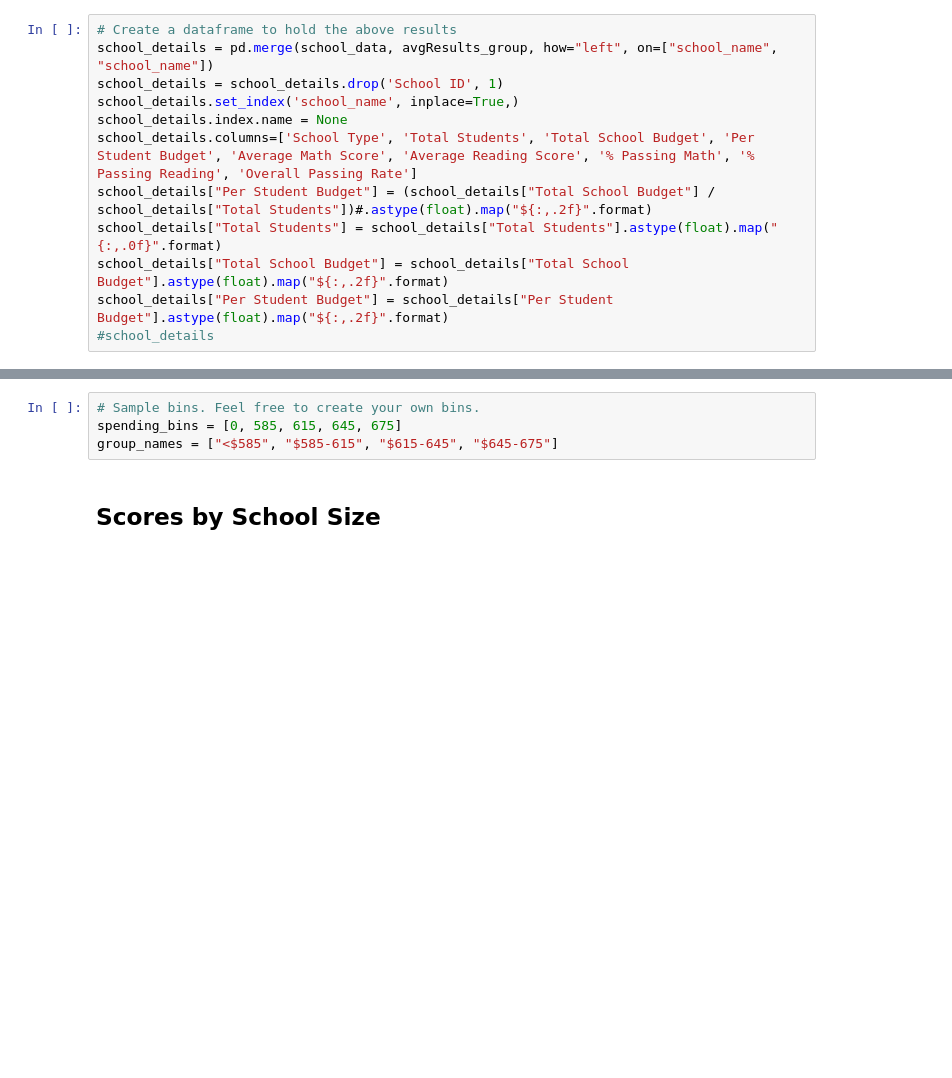
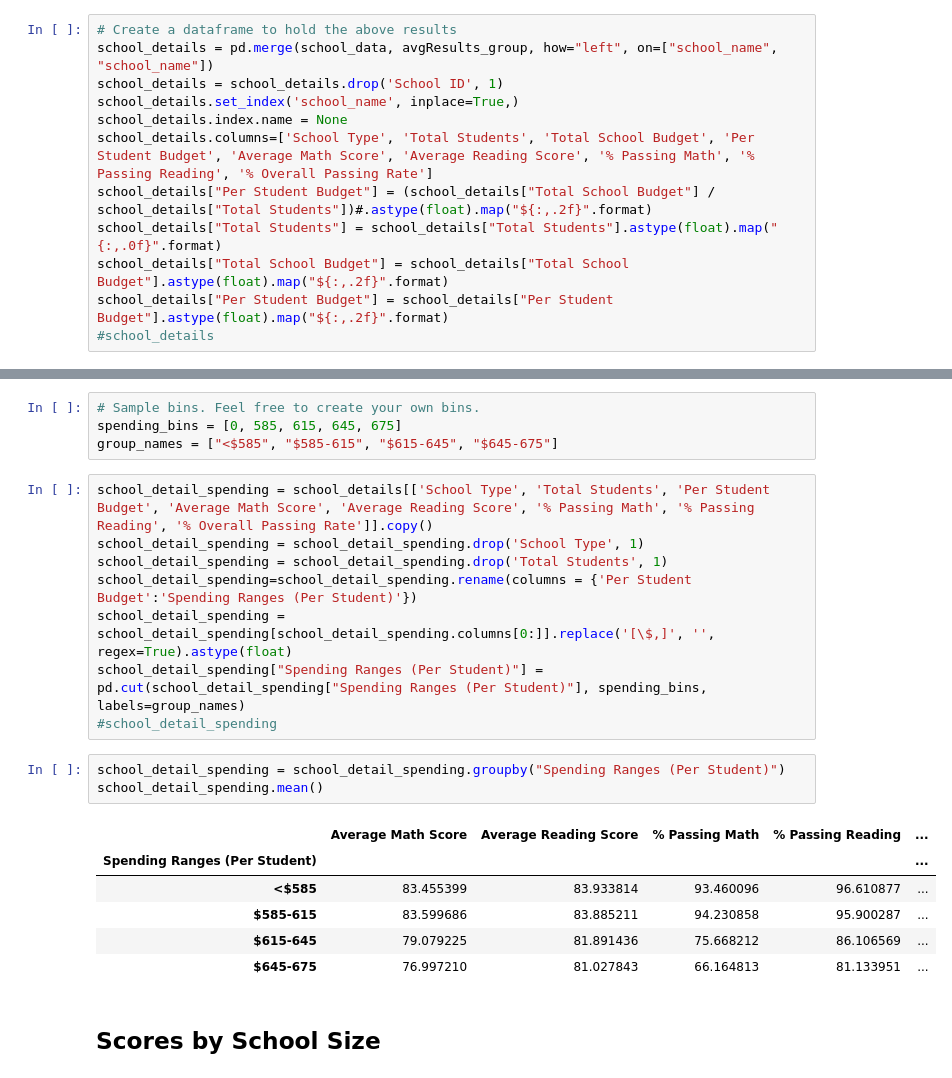
Before and after one commit to reedkm/pandas-citySchools, a Jupyter notebook: PyCitySchools_KReed.ipynb, the cells around one changed output, grey strips where cells are left out. Cells and saved outputs as stored; diff of their text form; blank space fills up the shorter version.

```diff
--- a/PyCitySchools_KReed.ipynb
+++ b/PyCitySchools_KReed.ipynb
@@ -162,7 +162,7 @@ school_details = pd.merge(school_data, avgResults_group, how="left", on=["school
 school_details = school_details.drop('School ID', 1)
 school_details.set_index('school_name', inplace=True,)
 school_details.index.name = None
-school_details.columns=['School Type', 'Total Students', 'Total School Budget', 'Per Student Budget', 'Average Math Score', 'Average Reading Score', '% Passing Math', '% Passing Reading', 'Overall Passing Rate']
+school_details.columns=['School Type', 'Total Students', 'Total School Budget', 'Per Student Budget', 'Average Math Score', 'Average Reading Score', '% Passing Math', '% Passing Reading', '% Overall Passing Rate']
 school_details["Per Student Budget"] = (school_details["Total School Budget"] / school_details["Total Students"])#.astype(float).map("${:,.2f}".format)
 school_details["Total Students"] = school_details["Total Students"].astype(float).map("{:,.0f}".format)
 school_details["Total School Budget"] = school_details["Total School Budget"].astype(float).map("${:,.2f}".format)
@@ -284,6 +284,24 @@ school_grade_detail_reading
 # Sample bins. Feel free to create your own bins.
 spending_bins = [0, 585, 615, 645, 675]
 group_names = ["<$585", "$585-615", "$615-645", "$645-675"]
+# %%
+school_detail_spending = school_details[['School Type', 'Total Students', 'Per Student Budget', 'Average Math Score', 'Average Reading Score', '% Passing Math', '% Passing Reading', '% Overall Passing Rate']].copy()
+school_detail_spending = school_detail_spending.drop('School Type', 1)
+school_detail_spending = school_detail_spending.drop('Total Students', 1)
+school_detail_spending=school_detail_spending.rename(columns = {'Per Student Budget':'Spending Ranges (Per Student)'})
+school_detail_spending = school_detail_spending[school_detail_spending.columns[0:]].replace('[\$,]', '', regex=True).astype(float)
+school_detail_spending["Spending Ranges (Per Student)"] = pd.cut(school_detail_spending["Spending Ranges (Per Student)"], spending_bins, labels=group_names)
+#school_detail_spending
+# %%
+school_detail_spending = school_detail_spending.groupby("Spending Ranges (Per Student)")
+school_detail_spending.mean()
+# %% [output]
+|  | Average Math Score | Average Reading Score | % Passing Math | % Passing Reading | ... |
+| Spending Ranges (Per Student) |  |  |  |  | ... |
+| <$585 | 83.455399 | 83.933814 | 93.460096 | 96.610877 | ... |
+| $585-615 | 83.599686 | 83.885211 | 94.230858 | 95.900287 | ... |
+| $615-645 | 79.079225 | 81.891436 | 75.668212 | 86.106569 | ... |
+| $645-675 | 76.997210 | 81.027843 | 66.164813 | 81.133951 | ... |
 # %% [markdown]
 ## Scores by School Size
 # %% [markdown]
```
Also changed, not shown: parts of 7 cells of this notebook.
